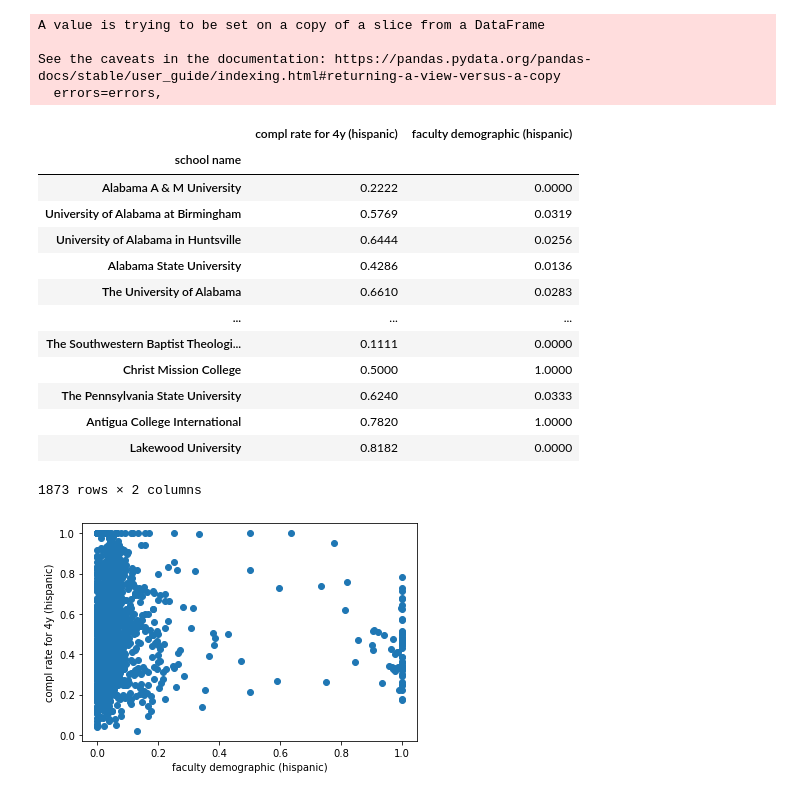
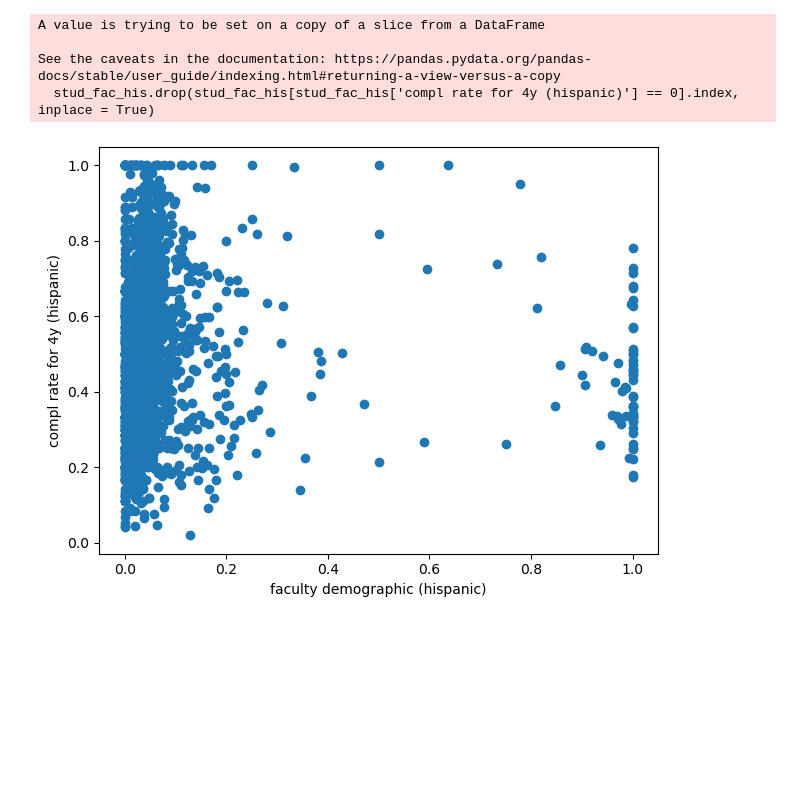
Before and after one commit to beccasolomon22/Student-Social-Analysis, a Jupyter notebook: DOE_Analysis_graphs.ipynb, the cells around one changed output. Drawn from its saved outputs; the diff is of its cells as text; code cells hidden in the pictures; blank space fills up the shorter version.

```diff
--- a/DOE_Analysis_graphs.ipynb
+++ b/DOE_Analysis_graphs.ipynb
@@ -184,37 +93,23 @@ plt.show()
 # %%
 stud_fac_his = stud_fac[['compl rate for 4y (hispanic)', 'faculty demographic (hispanic)']]
 stud_fac_his.drop(stud_fac_his[stud_fac_his['compl rate for 4y (hispanic)'] == 0].index, inplace = True)
-stud_fac_his
 # %% [output]
 A value is trying to be set on a copy of a slice from a DataFrame
 
 See the caveats in the documentation: https://pandas.pydata.org/pandas-docs/stable/user_guide/indexing.html#returning-a-view-versus-a-copy
-  errors=errors,
+  stud_fac_his.drop(stud_fac_his[stud_fac_his['compl rate for 4y (hispanic)'] == 0].index, inplace = True)
-|  | compl rate for 4y (hispanic) | faculty demographic (hispanic) |
-| school name |  |  |
-| Alabama A & M University | 0.2222 | 0.0000 |
-| University of Alabama at Birmingham | 0.5769 | 0.0319 |
-| University of Alabama in Huntsville | 0.6444 | 0.0256 |
-| Alabama State University | 0.4286 | 0.0136 |
-| The University of Alabama | 0.6610 | 0.0283 |
-| ... | ... | ... |
-| The Southwestern Baptist Theologi... | 0.1111 | 0.0000 |
-| Christ Mission College | 0.5000 | 1.0000 |
-| The Pennsylvania State University | 0.6240 | 0.0333 |
-| Antigua College International | 0.7820 | 1.0000 |
-| Lakewood University | 0.8182 | 0.0000 |
-1873 rows × 2 columns
 # %%
 stu_info = stud_fac_his['compl rate for 4y (hispanic)']
-# stud_fac.loc[(stud_fac["compl rate for 4y (white)"]>0) & (stud_fac["faculty demographic (white)"]>0)
 fac_info = stud_fac_his["faculty demographic (hispanic)"]
 plt.scatter(fac_info, stu_info)
-# plt.xticks(stu_info, rotation=90)
+
 plt.ylabel('compl rate for 4y (hispanic)')
 plt.xlabel('faculty demographic (hispanic)')
+plt.tight_layout()
+plt.savefig("images/stud_fac_his.png")
 plt.show()
 # %% [output]
-[figure, old version]
+[figure, new version]
 # %%
 stud_fac_black = stud_fac[['compl rate for 4y (black)', 'faculty demographic (black)']]
 stud_fac_black.drop(stud_fac_black[stud_fac_black['compl rate for 4y (black)'] == 0].index, inplace = True)
```
Also changed, not shown: parts of 24 cells of this notebook, 9 other files.
